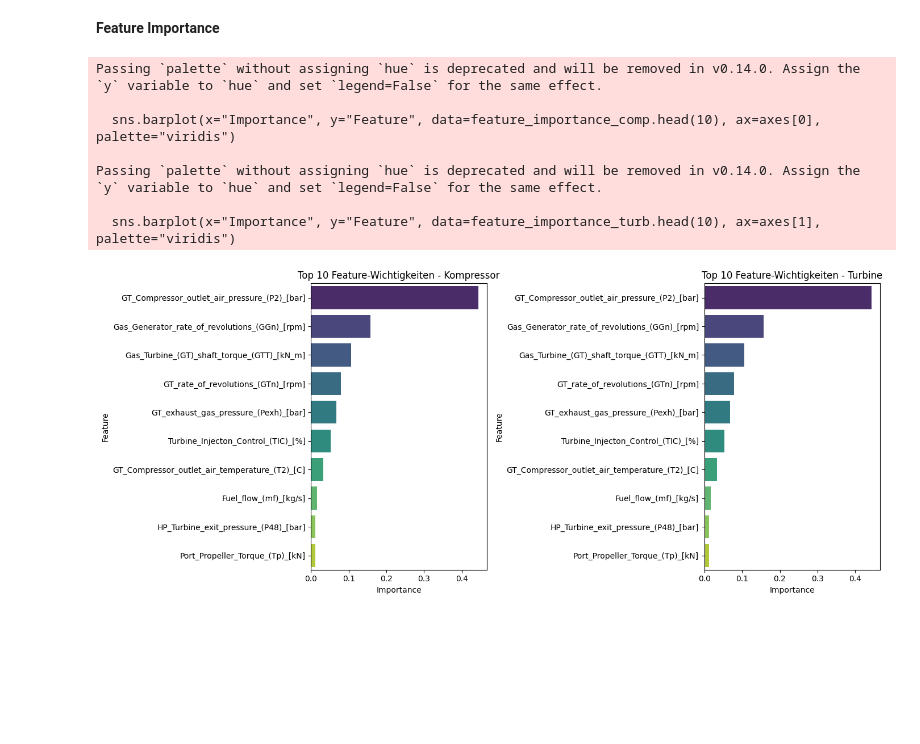
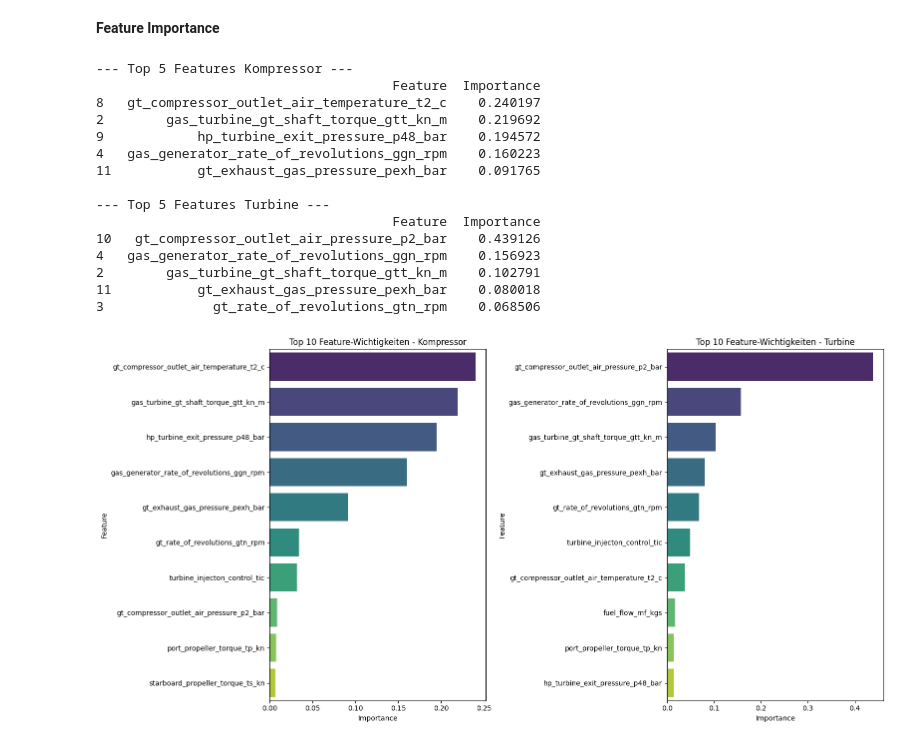
Before and after one commit to IAmBlindNotDeaf/Gas-Turbine-Degradation-Prediction, a Jupyter notebook: notebooks/04_results.ipynb, the cells around one changed output. Drawn from its saved outputs; the diff is of its cells as text; code cells hidden in the pictures; blank space fills up the shorter version.

Commit message:
feature importance based on model

```diff
--- a/notebooks/04_results.ipynb
+++ b/notebooks/04_results.ipynb
@@ -89,38 +15,61 @@ Text(0, 0.5, 'Vorhergesagt')
 **Feature Importance**
 # %%
 # Laden der trainierten Modelle
-model_comp = pickle.load(open("../data/processed/Random_Forest_Kompressor.pkl", "rb"))
-model_turb = pickle.load(open("../data/processed/Random_Forest_Turbine.pkl", "rb"))
+model_comp = pickle.load(open(glob.glob(str("../data/models/*_compressor_best_model.pkl"))[0], "rb"))
+model_turb = pickle.load(open(glob.glob(str("../data/models/*_turbine_best_model.pkl"))[0], "rb"))
 
 feature_names = pd.read_csv("../data/processed/features_train.csv").columns
 # %%
+# Funktion zur Extraktion der Feature-Wichtigkeit (robust für verschiedene Modelltypen)
+def get_feature_importance(model, columns):
+    # Zugriff auf den eigentlichen Schätzer innerhalb der Pipeline
+    estimator = model.named_steps['model']
+
+    if hasattr(estimator, 'feature_importances_'):
+        # Für Baum-basierte Modelle wie RandomForest
+        importances = estimator.feature_importances_
+    elif hasattr(estimator, 'coef_'):
+        # Für lineare Modelle
+        importances = abs(estimator.coef_)
+    else:
+        return pd.DataFrame({'Feature': columns, 'Importance': [0]*len(columns)}) # Kein Koeffizient/Importance
+
+    return pd.DataFrame({'Feature': columns, 'Importance': importances}).sort_values(by="Importance", ascending=False)
+
 # Erstellen von DataFrames für die Feature-Wichtigkeiten
-feature_importance_comp = pd.DataFrame({
-    "Feature": feature_names,
-    "Importance": model_comp.named_steps['model'].feature_importances_
-}).sort_values(by="Importance", ascending=False)
+feature_importance_comp = get_feature_importance(model_comp, feature_names)
+feature_importance_turb = get_feature_importance(model_turb, feature_names)
 
-feature_importance_turb = pd.DataFrame({
-    "Feature": feature_names,
-    "Importance": model_turb.named_steps['model'].feature_importances_
-}).sort_values(by="Importance", ascending=False)
+print("--- Top 5 Features Kompressor ---")
+print(feature_importance_comp.head())
+print("\n--- Top 5 Features Turbine ---")
+print(feature_importance_turb.head())
+# %% [output]
+--- Top 5 Features Kompressor ---
+                                      Feature  Importance
+8   gt_compressor_outlet_air_temperature_t2_c    0.240197
+2        gas_turbine_gt_shaft_torque_gtt_kn_m    0.219692
+9            hp_turbine_exit_pressure_p48_bar    0.194572
+4   gas_generator_rate_of_revolutions_ggn_rpm    0.160223
+11           gt_exhaust_gas_pressure_pexh_bar    0.091765
+
+--- Top 5 Features Turbine ---
+                                      Feature  Importance
+10   gt_compressor_outlet_air_pressure_p2_bar    0.439126
+4   gas_generator_rate_of_revolutions_ggn_rpm    0.156923
+2        gas_turbine_gt_shaft_torque_gtt_kn_m    0.102791
+11           gt_exhaust_gas_pressure_pexh_bar    0.080018
+3              gt_rate_of_revolutions_gtn_rpm    0.068506
 # %%
 # Visualisierung
-fig, axes = plt.subplots(1, 2, figsize=(14, 6))
-sns.barplot(x="Importance", y="Feature", data=feature_importance_comp.head(10), ax=axes[0], palette="viridis")
+fig, axes = plt.subplots(1, 2, figsize=(16, 8))
+
+sns.barplot(x="Importance", y="Feature", data=feature_importance_comp.head(10), hue="Feature", ax=axes[0], palette="viridis")
 axes[0].set_title("Top 10 Feature-Wichtigkeiten - Kompressor")
 
-sns.barplot(x="Importance", y="Feature", data=feature_importance_turb.head(10), ax=axes[1], palette="viridis")
+sns.barplot(x="Importance", y="Feature", data=feature_importance_turb.head(10), hue="Feature", ax=axes[1], palette="viridis")
 axes[1].set_title("Top 10 Feature-Wichtigkeiten - Turbine")
 
 plt.tight_layout()
-plt.show()
 # %% [output]
-Passing `palette` without assigning `hue` is deprecated and will be removed in v0.14.0. Assign the `y` variable to `hue` and set `legend=False` for the same effect.
-
-  sns.barplot(x="Importance", y="Feature", data=feature_importance_comp.head(10), ax=axes[0], palette="viridis")
-
-Passing `palette` without assigning `hue` is deprecated and will be removed in v0.14.0. Assign the `y` variable to `hue` and set `legend=False` for the same effect.
-
-  sns.barplot(x="Importance", y="Feature", data=feature_importance_turb.head(10), ax=axes[1], palette="viridis")
-[figure, old version]
+[figure, new version]
```
Also changed, not shown: parts of 6 cells of this notebook.
